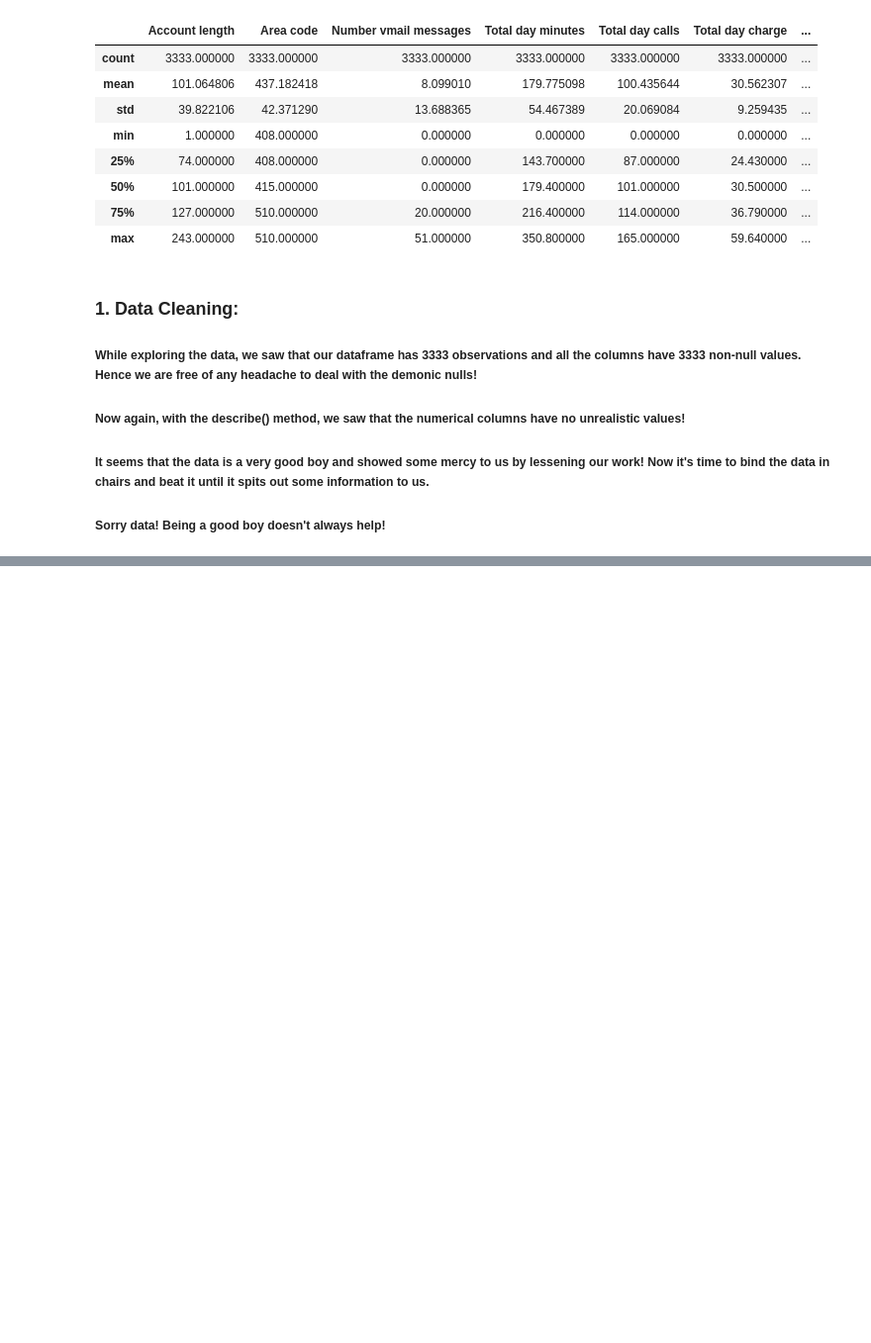
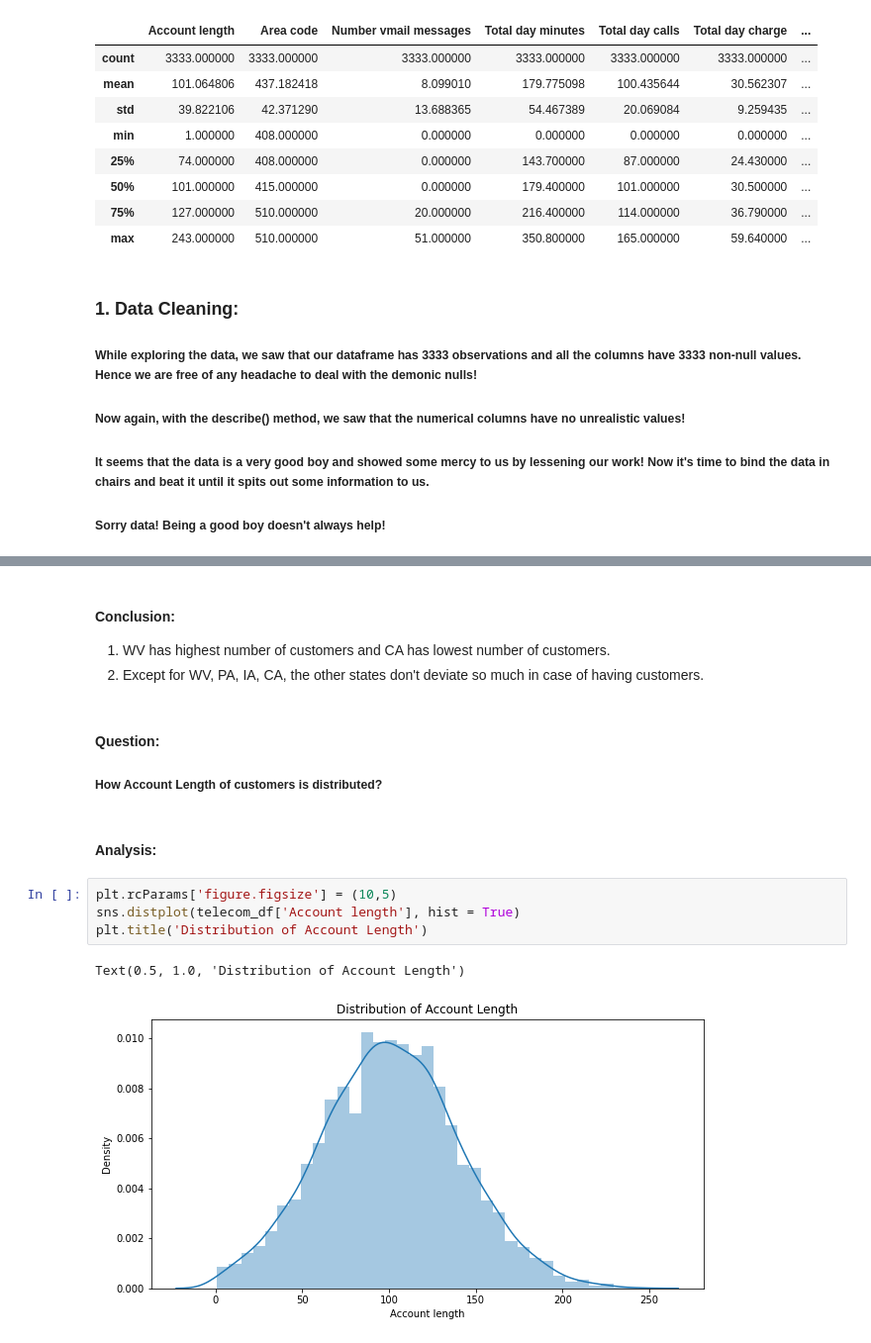
Before and after one commit to Subhajit53/Teleom-Churn-Analysis, a Jupyter notebook: Telecom_Churn_Analysis_Capstone_Project.ipynb, the cells around one changed output, grey strips where cells are left out. Shown at 99% size. Saved outputs shown, nothing was run; the diff lists cells and outputs as text; blank space fills up the shorter version.

```diff
--- a/Telecom_Churn_Analysis_Capstone_Project.ipynb
+++ b/Telecom_Churn_Analysis_Capstone_Project.ipynb
@@ -126,0 +146,16 @@ telecom_df.describe()
+# %% [markdown]
+#### <b> Conclusion: </b>
+1. WV has highest number of customers and CA has lowest number of customers.
+2. Except for WV, PA, IA, CA, the other states don't deviate so much in case of having customers.
+# %% [markdown]
+#### <b> Question:
+##### <b> How Account Length of customers is distributed?
+# %% [markdown]
+#### <b> Analysis:
+# %%
+plt.rcParams['figure.figsize'] = (10,5)
+sns.distplot(telecom_df['Account length'], hist = True)
+plt.title('Distribution of Account Length')
+# %% [output]
+Text(0.5, 1.0, 'Distribution of Account Length')
+[figure, added]
```
Also changed, not shown: parts of 34 cells of this notebook.
